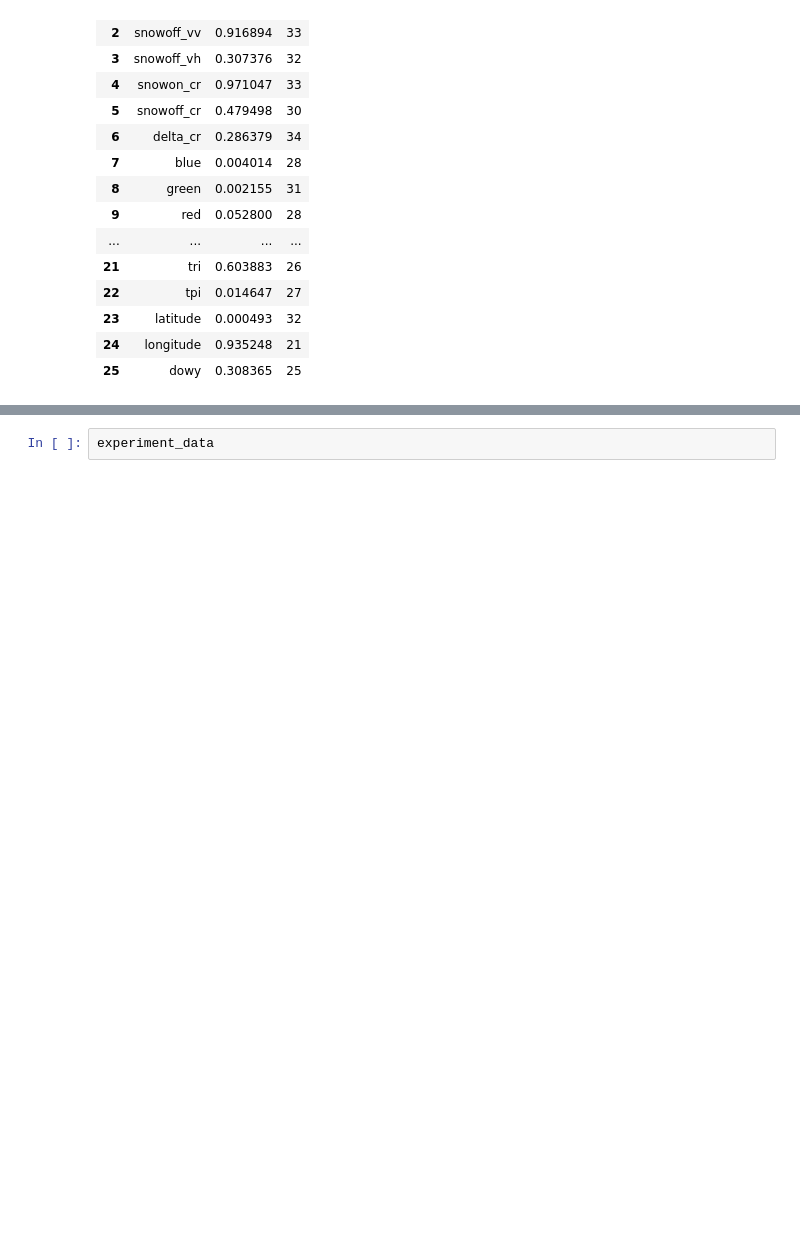
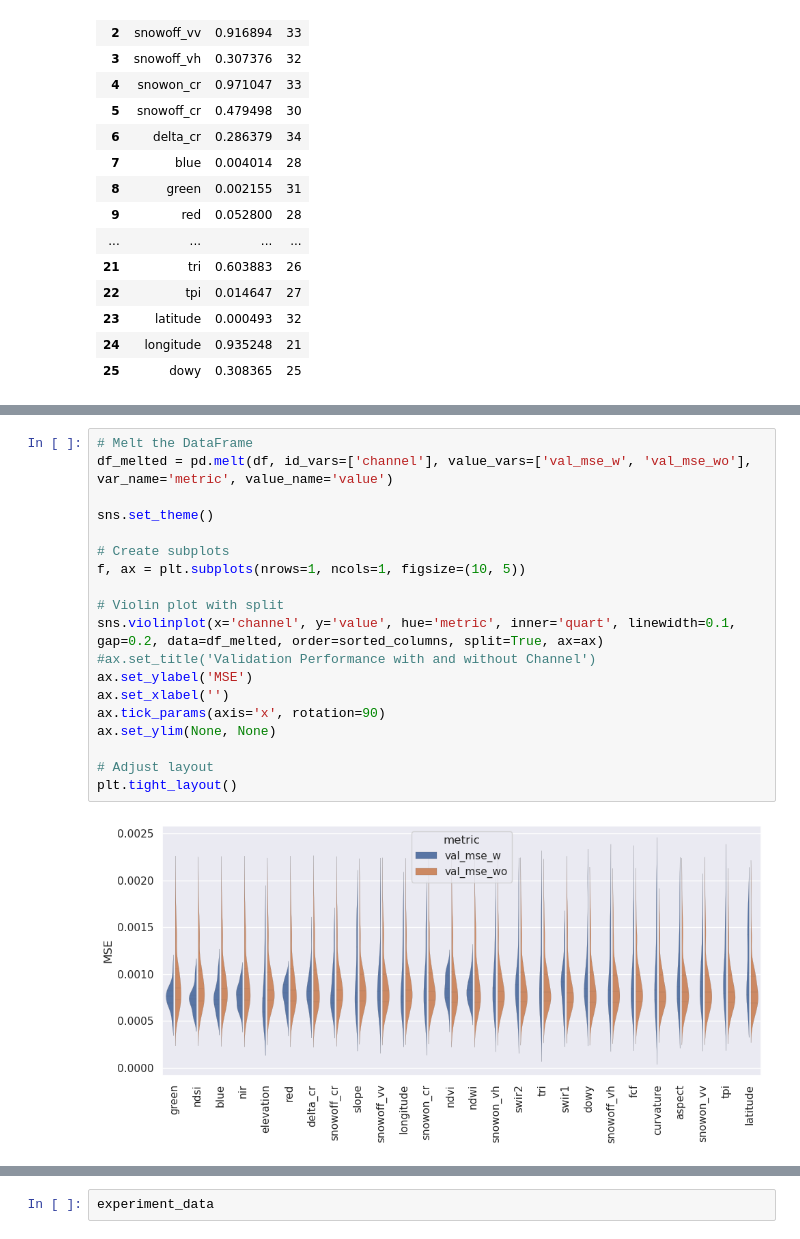
Before and after one commit to geo-smart/deep-snow, a Jupyter notebook: notebooks/train_val_test/check_pickle_montecarlo.ipynb, the cells around one changed output, grey strips where cells are left out. Cells and saved outputs as stored; diff of their text form; blank space fills up the shorter version.

```diff
--- a/notebooks/train_val_test/check_pickle_montecarlo.ipynb
+++ b/notebooks/train_val_test/check_pickle_montecarlo.ipynb
@@ -132,0 +174,21 @@ plt.tight_layout()
+# %%
+# Melt the DataFrame
+df_melted = pd.melt(df, id_vars=['channel'], value_vars=['val_mse_w', 'val_mse_wo'], var_name='metric', value_name='value')
+
+sns.set_theme()
+
+# Create subplots
+f, ax = plt.subplots(nrows=1, ncols=1, figsize=(10, 5))
+
+# Violin plot with split
+sns.violinplot(x='channel', y='value', hue='metric', inner='quart', linewidth=0.1, gap=0.2, data=df_melted, order=sorted_columns, split=True, ax=ax)
+#ax.set_title('Validation Performance with and without Channel')
+ax.set_ylabel('MSE')
+ax.set_xlabel('')
+ax.tick_params(axis='x', rotation=90)
+ax.set_ylim(None, None)
+
+# Adjust layout
+plt.tight_layout()
+# %% [output]
+[figure, added]
```
Also changed, not shown: parts of 9 cells of this notebook, 7 other files.
